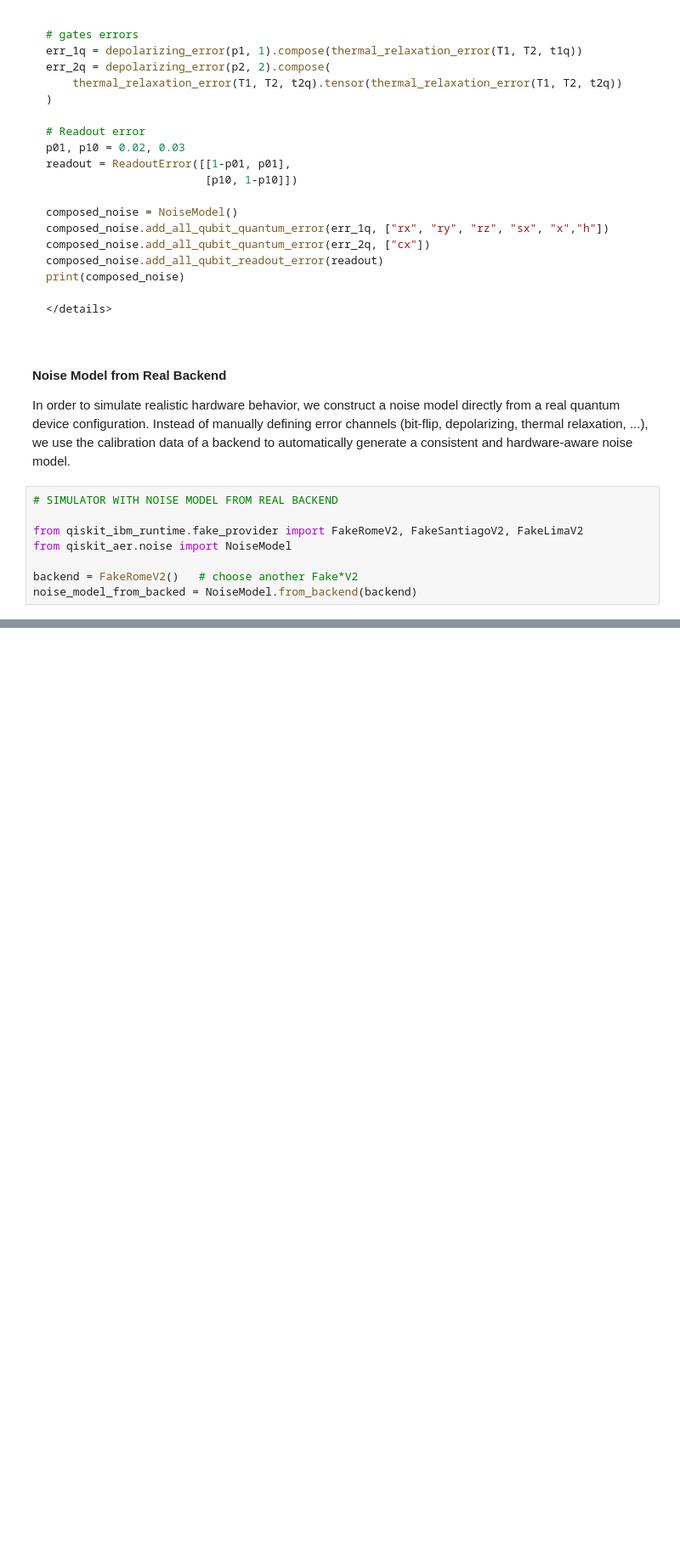
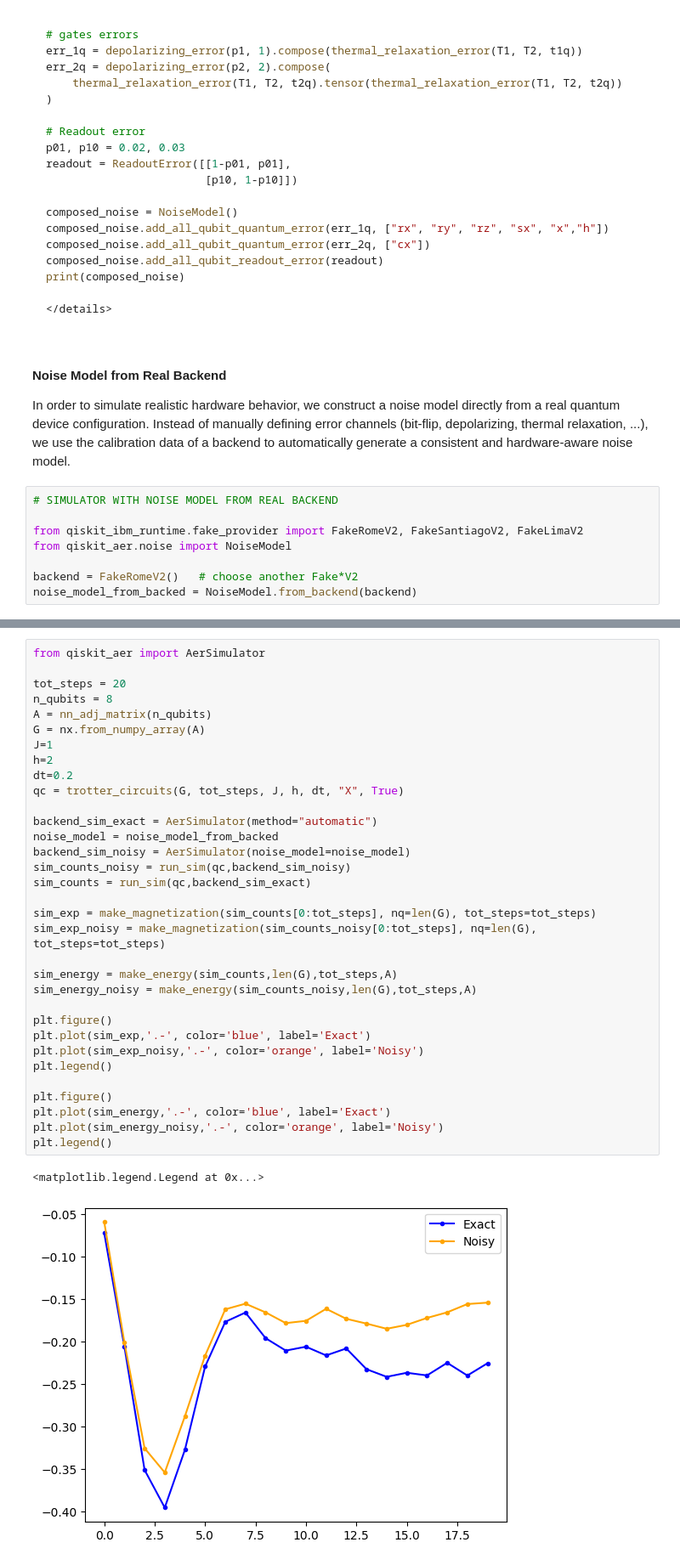
Before and after one commit to mwauters92/TIQIT_tutorial, a Jupyter notebook: Tutorial 03.ipynb, the cells around one changed output, grey strips where cells are left out. Shown at 85% size. Cells and saved outputs as stored; diff of their text form; folded sections open; blank space fills up the shorter version.

```diff
--- a/Tutorial 03.ipynb
+++ b/Tutorial 03.ipynb
@@ -1105,0 +995,36 @@ def quantum_annealing_circuits(
+# %%
+from qiskit_aer import AerSimulator
+
+tot_steps = 20
+n_qubits = 8
+A = nn_adj_matrix(n_qubits)
+G = nx.from_numpy_array(A)
+J=1
+h=2
+dt=0.2
+qc = trotter_circuits(G, tot_steps, J, h, dt, "X", True)
+
+backend_sim_exact = AerSimulator(method="automatic")
+noise_model = noise_model_from_backed
+backend_sim_noisy = AerSimulator(noise_model=noise_model)
+sim_counts_noisy = run_sim(qc,backend_sim_noisy)
+sim_counts = run_sim(qc,backend_sim_exact)
+
+sim_exp = make_magnetization(sim_counts[0:tot_steps], nq=len(G), tot_steps=tot_steps)
+sim_exp_noisy = make_magnetization(sim_counts_noisy[0:tot_steps], nq=len(G), tot_steps=tot_steps)
+
+sim_energy = make_energy(sim_counts,len(G),tot_steps,A)
+sim_energy_noisy = make_energy(sim_counts_noisy,len(G),tot_steps,A)
+
+plt.figure()
+plt.plot(sim_exp,'.-', color='blue', label='Exact')
+plt.plot(sim_exp_noisy,'.-', color='orange', label='Noisy')
+plt.legend()
+
+plt.figure()
+plt.plot(sim_energy,'.-', color='blue', label='Exact')
+plt.plot(sim_energy_noisy,'.-', color='orange', label='Noisy')
+plt.legend()
+# %% [output]
+<matplotlib.legend.Legend at 0x...>
+[figure, added]
```
Also changed, not shown: parts of 25 cells of this notebook.
